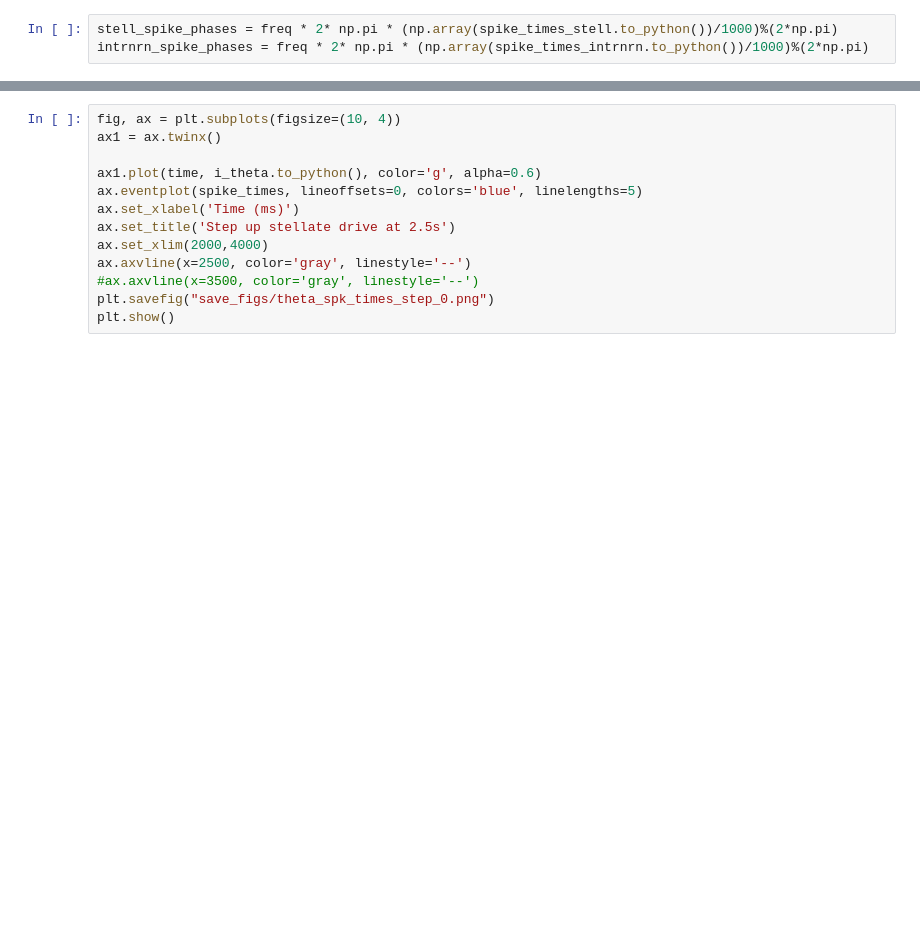
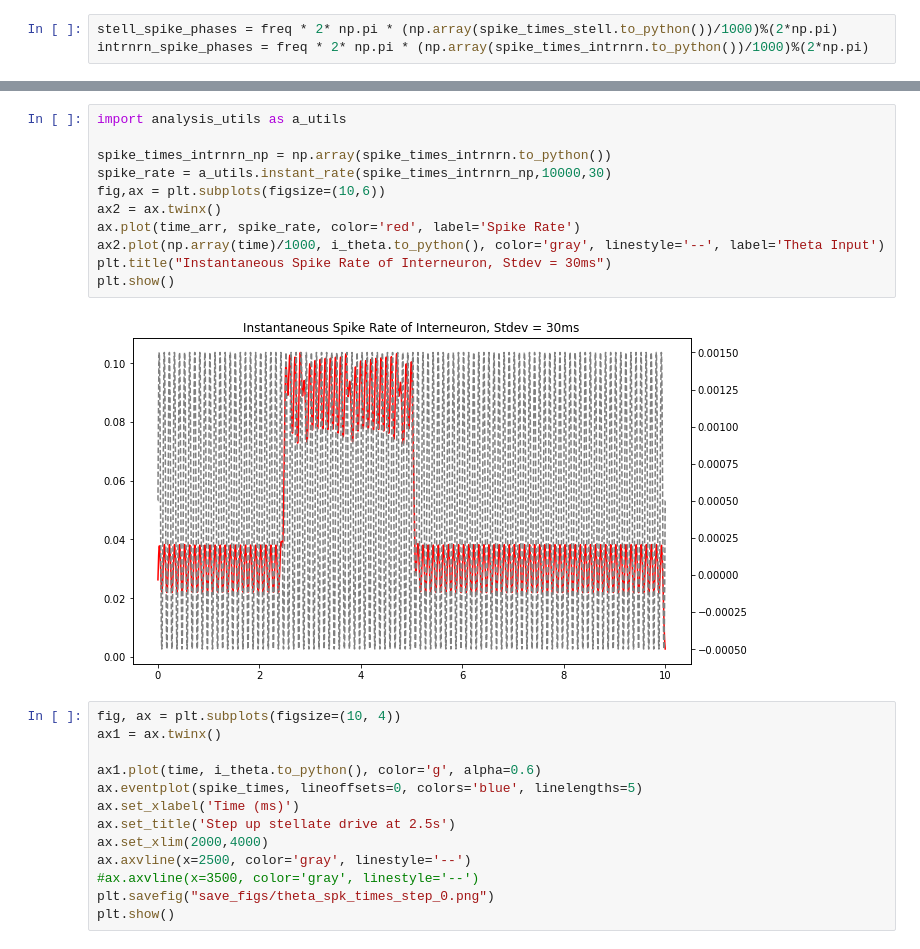
Before and after one commit to tiny-infinity/GridCellsTheta, a Jupyter notebook: amitabha_bose.ipynb, the cells around one changed output, grey strips where cells are left out. Cells and saved outputs as stored; diff of their text form; blank space fills up the shorter version.

```diff
--- a/amitabha_bose.ipynb
+++ b/amitabha_bose.ipynb
@@ -152,3 +152,16 @@ plt.show()
+# %%
+import analysis_utils as a_utils
+
+spike_times_intrnrn_np = np.array(spike_times_intrnrn.to_python())
+spike_rate = a_utils.instant_rate(spike_times_intrnrn_np,10000,30)
+fig,ax = plt.subplots(figsize=(10,6))
+ax2 = ax.twinx()
+ax.plot(time_arr, spike_rate, color='red', label='Spike Rate')
+ax2.plot(np.array(time)/1000, i_theta.to_python(), color='gray', linestyle='--', label='Theta Input')
+plt.title("Instantaneous Spike Rate of Interneuron, Stdev = 30ms")
+plt.show()
+# %% [output]
+[figure, added]
 # %%
 fig, ax = plt.subplots(figsize=(10, 4))
 ax1 = ax.twinx()
```
Also changed, not shown: parts of 4 cells of this notebook, 2 other files.
